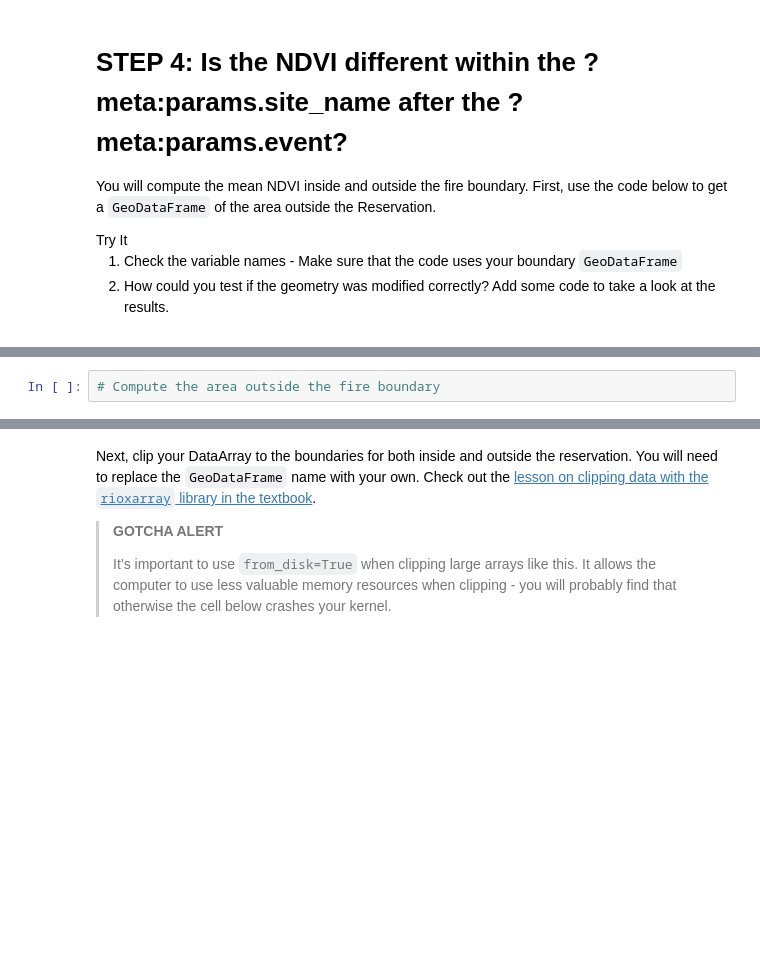
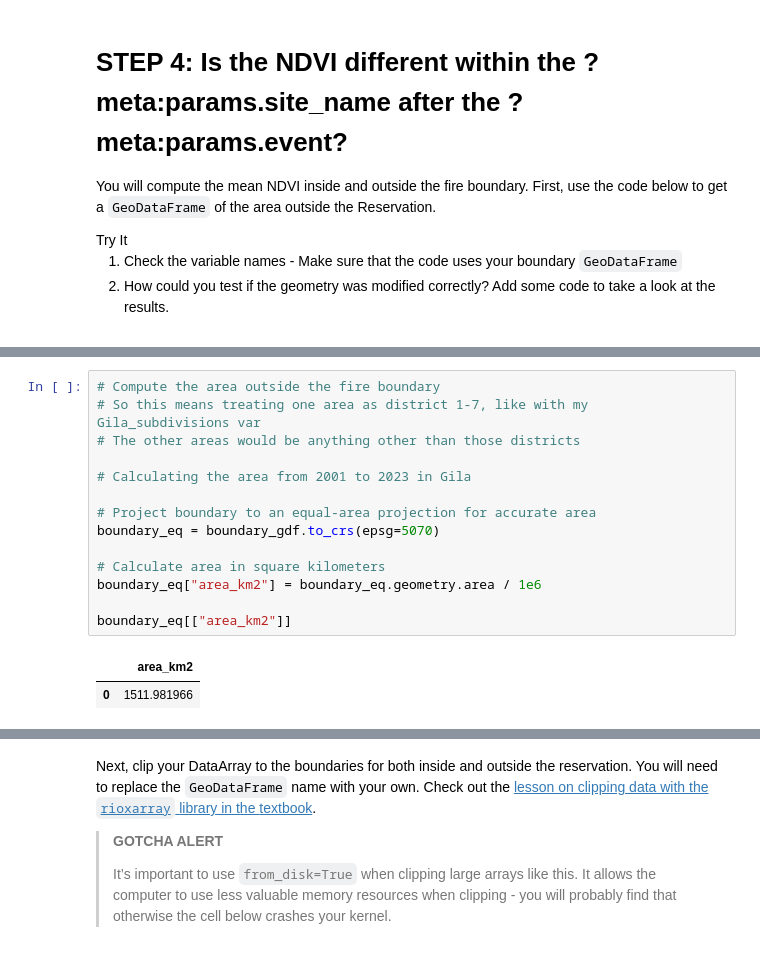
Before and after one commit to earthlab-education/04-vegetation-kward-alt, a Jupyter notebook: notebooks/vegetation-04-summarize.ipynb, the cells around one changed output, grey strips where cells are left out. Cells and saved outputs as stored; diff of their text form; blank space fills up the shorter version.

```diff
--- a/notebooks/vegetation-04-summarize.ipynb
+++ b/notebooks/vegetation-04-summarize.ipynb
@@ -130,2 +137,17 @@ code to take a look at the results.</li>
 # %%
 # Compute the area outside the fire boundary
+# So this means treating one area as district 1-7, like with my Gila_subdivisions var
+# The other areas would be anything other than those districts
+
+# Calculating the area from 2001 to 2023 in Gila
+
+# Project boundary to an equal-area projection for accurate area
+boundary_eq = boundary_gdf.to_crs(epsg=5070)
+
+# Calculate area in square kilometers
+boundary_eq["area_km2"] = boundary_eq.geometry.area / 1e6
+
+boundary_eq[["area_km2"]]
+# %% [output]
+|  | area_km2 |
+| 0 | 1511.981966 |
```
Also changed, not shown: parts of 22 cells of this notebook, 3 other files.
